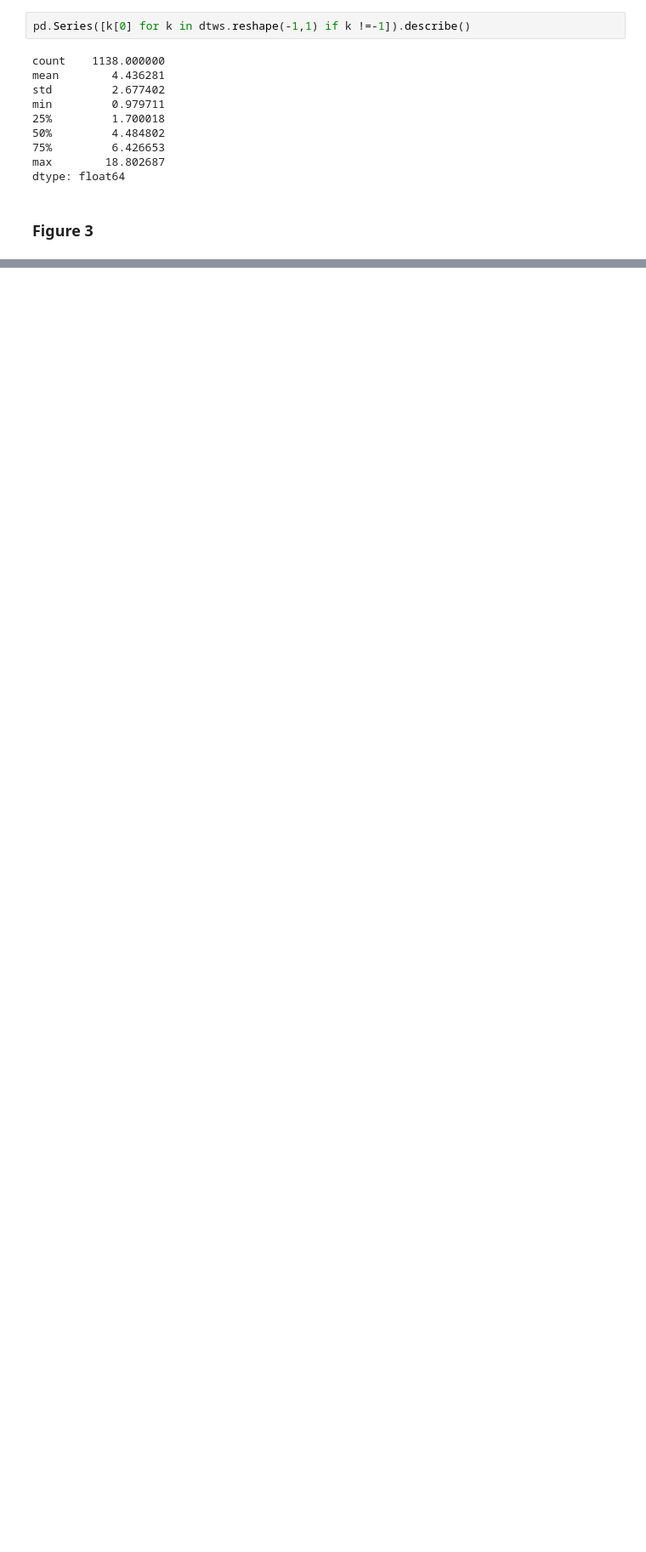
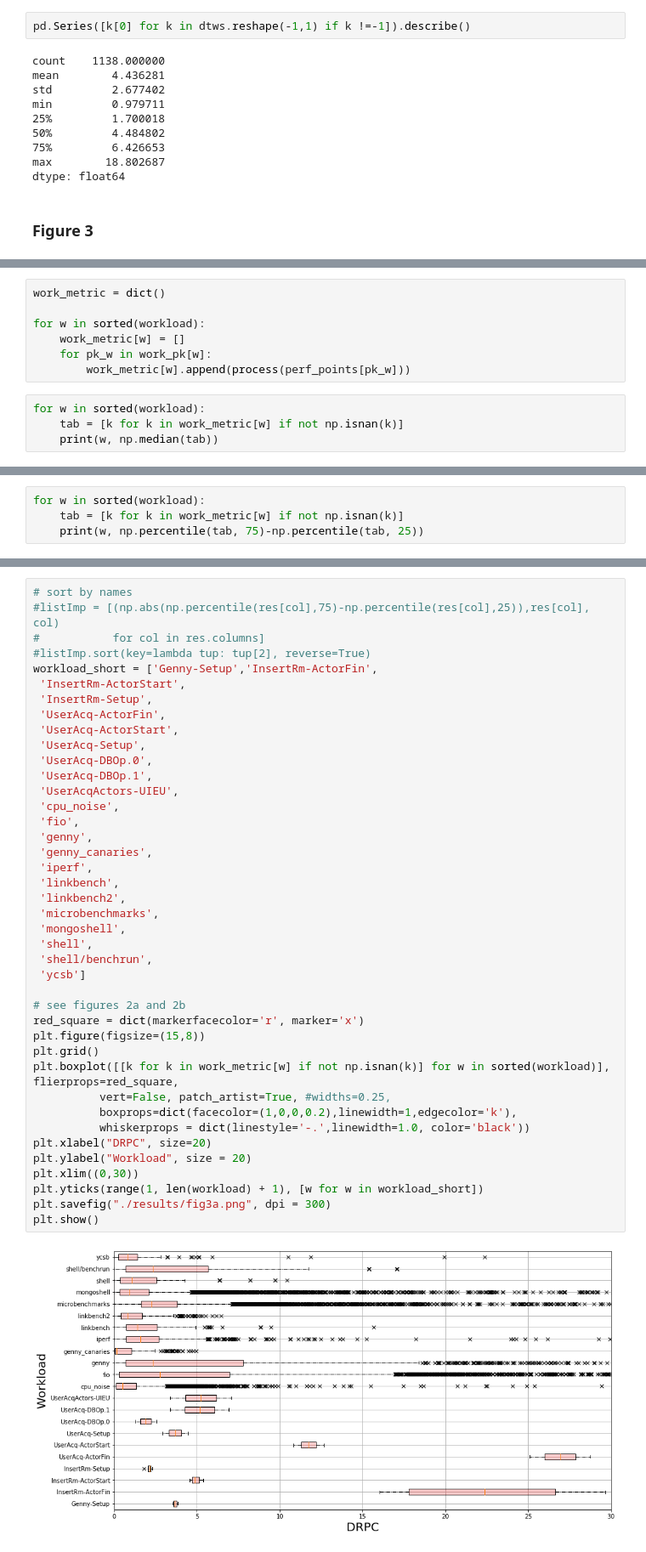
Before and after one commit to llesoil/icpe2022, a Jupyter notebook: Data Challenge.ipynb, the cells around one changed output, grey strips where cells are left out. Shown: that part at 85% size. Saved outputs shown, nothing was run; the diff lists cells and outputs as text; blank space fills up the shorter version.

Commit message:
add results

```diff
--- a/Data Challenge.ipynb
+++ b/Data Challenge.ipynb
@@ -941,0 +958,11 @@ perf_points[perf_keys[0]]
+# %%
+work_metric = dict()
+
+for w in sorted(workload):
+    work_metric[w] = []
+    for pk_w in work_pk[w]:
+        work_metric[w].append(process(perf_points[pk_w]))
+# %%
+for w in sorted(workload):
+    tab = [k for k in work_metric[w] if not np.isnan(k)]
+    print(w, np.median(tab))
@@ -941,0 +987,4 @@ perf_points[perf_keys[0]]
+# %%
+for w in sorted(workload):
+    tab = [k for k in work_metric[w] if not np.isnan(k)]
+    print(w, np.percentile(tab, 75)-np.percentile(tab, 25))
@@ -941,0 +1009,43 @@ perf_points[perf_keys[0]]
+# %%
+# sort by names
+#listImp = [(np.abs(np.percentile(res[col],75)-np.percentile(res[col],25)),res[col], col)
+#           for col in res.columns]
+#listImp.sort(key=lambda tup: tup[2], reverse=True)
+workload_short = ['Genny-Setup','InsertRm-ActorFin',
+ 'InsertRm-ActorStart',
+ 'InsertRm-Setup',
+ 'UserAcq-ActorFin',
+ 'UserAcq-ActorStart',
+ 'UserAcq-Setup',
+ 'UserAcq-DBOp.0',
+ 'UserAcq-DBOp.1',
+ 'UserAcqActors-UIEU',
+ 'cpu_noise',
+ 'fio',
+ 'genny',
+ 'genny_canaries',
+ 'iperf',
+ 'linkbench',
+ 'linkbench2',
+ 'microbenchmarks',
+ 'mongoshell',
+ 'shell',
+ 'shell/benchrun',
+ 'ycsb']
+
+# see figures 2a and 2b
+red_square = dict(markerfacecolor='r', marker='x')
+plt.figure(figsize=(15,8))
+plt.grid()
+plt.boxplot([[k for k in work_metric[w] if not np.isnan(k)] for w in sorted(workload)], flierprops=red_square,
+          vert=False, patch_artist=True, #widths=0.25,
+          boxprops=dict(facecolor=(1,0,0,0.2),linewidth=1,edgecolor='k'),
+          whiskerprops = dict(linestyle='-.',linewidth=1.0, color='black'))
+plt.xlabel("DRPC", size=20)
+plt.ylabel("Workload", size = 20)
+plt.xlim((0,30))
+plt.yticks(range(1, len(workload) + 1), [w for w in workload_short])
+plt.savefig("./results/fig3a.png", dpi = 300)
+plt.show()
+# %% [output]
+[figure, added]
```
Also changed, not shown: parts of 14 cells of this notebook, 8 other files.
